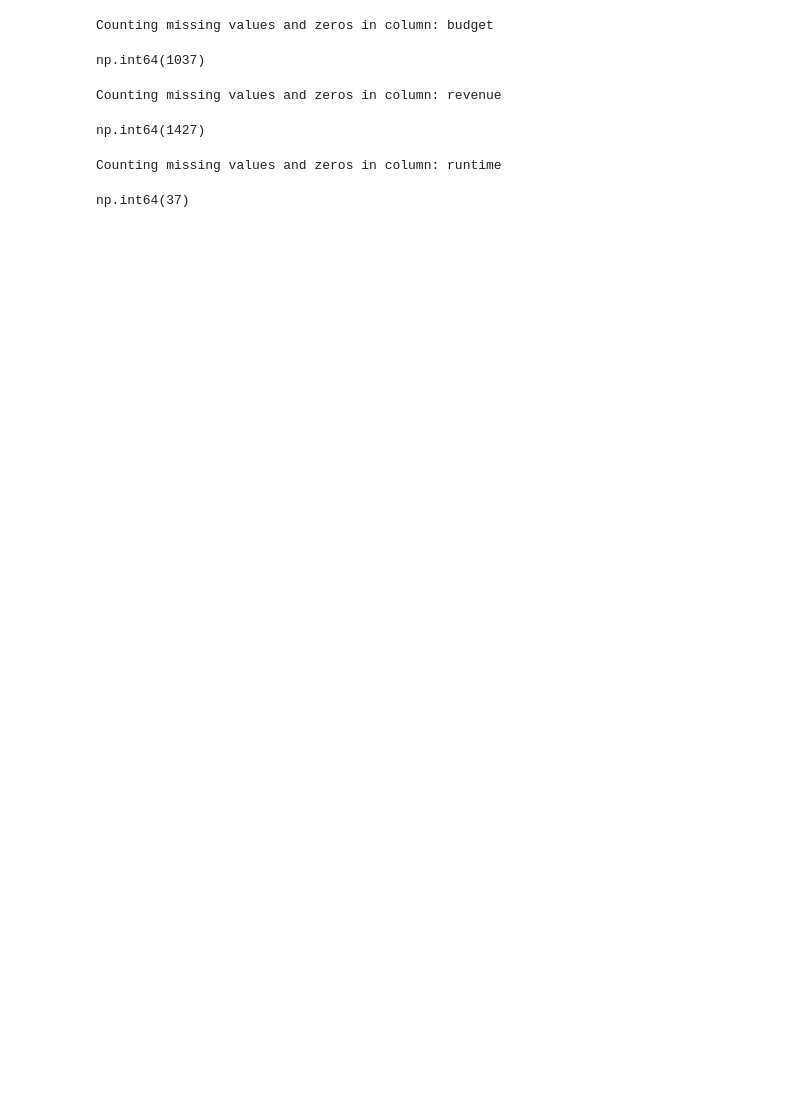
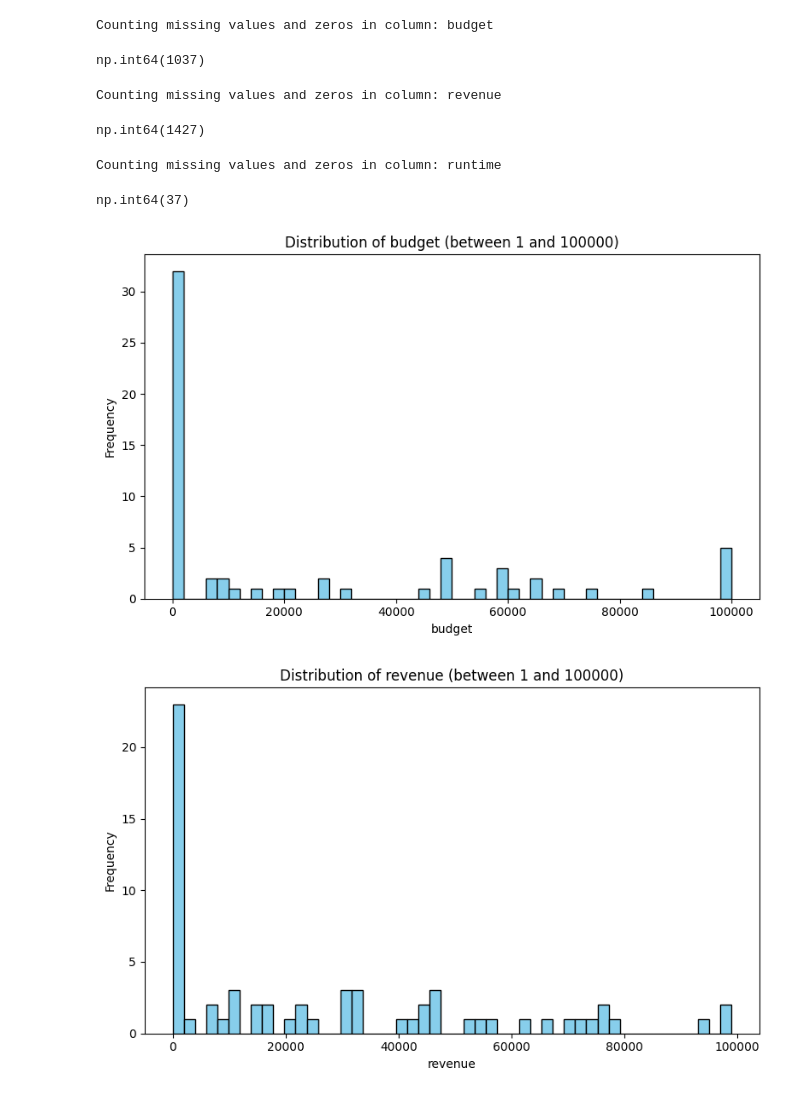
Before and after one commit to gem733/d100project, a Jupyter notebook: eda_cleaning.ipynb, the cells around one changed output. Cells and saved outputs as stored; diff of their text form; code cells hidden in the pictures; blank space fills up the shorter version.

```diff
--- a/eda_cleaning.ipynb
+++ b/eda_cleaning.ipynb
@@ -324,3 +324,16 @@ count_missing_values(df, "runtime")
 # %% [output]
 Counting missing values and zeros in column: runtime
 np.int64(37)
+# %%
+from d100project.plotting._hist_range import hist_range
+from d100project.data._load_data import load_data
+
+# load dataset
+df = load_data()
+
+hist_range(df, "budget", min_value=1, max_value=100000, bins=50)
+hist_range(df, "revenue", min_value=1, max_value=100000, bins=50)
+hist_range(df, "runtime", min_value=1, max_value=30, bins=10)
+# %% [output]
+[figure, added]
+[figure, added]
```
Also changed, not shown: parts of 2 cells of this notebook.
